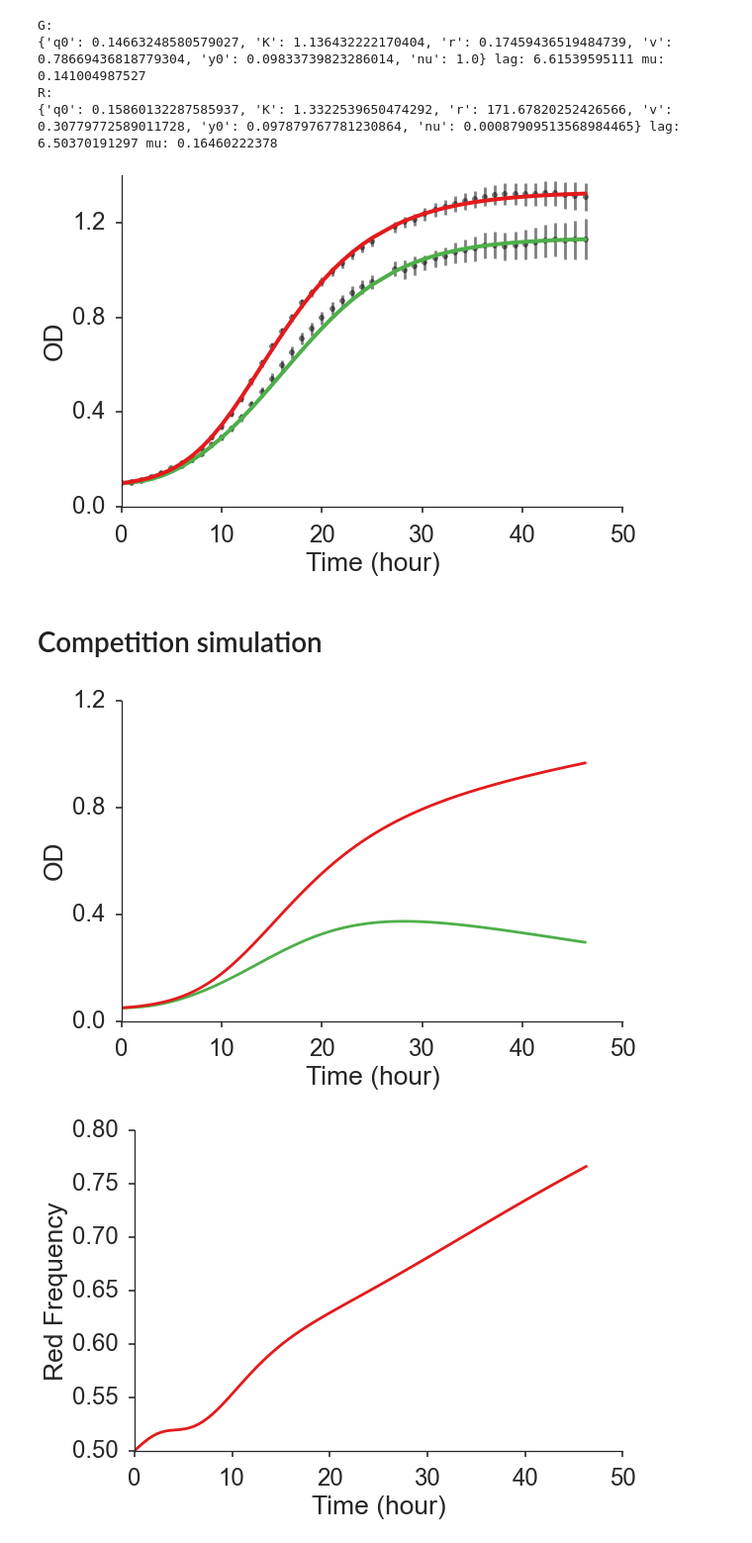
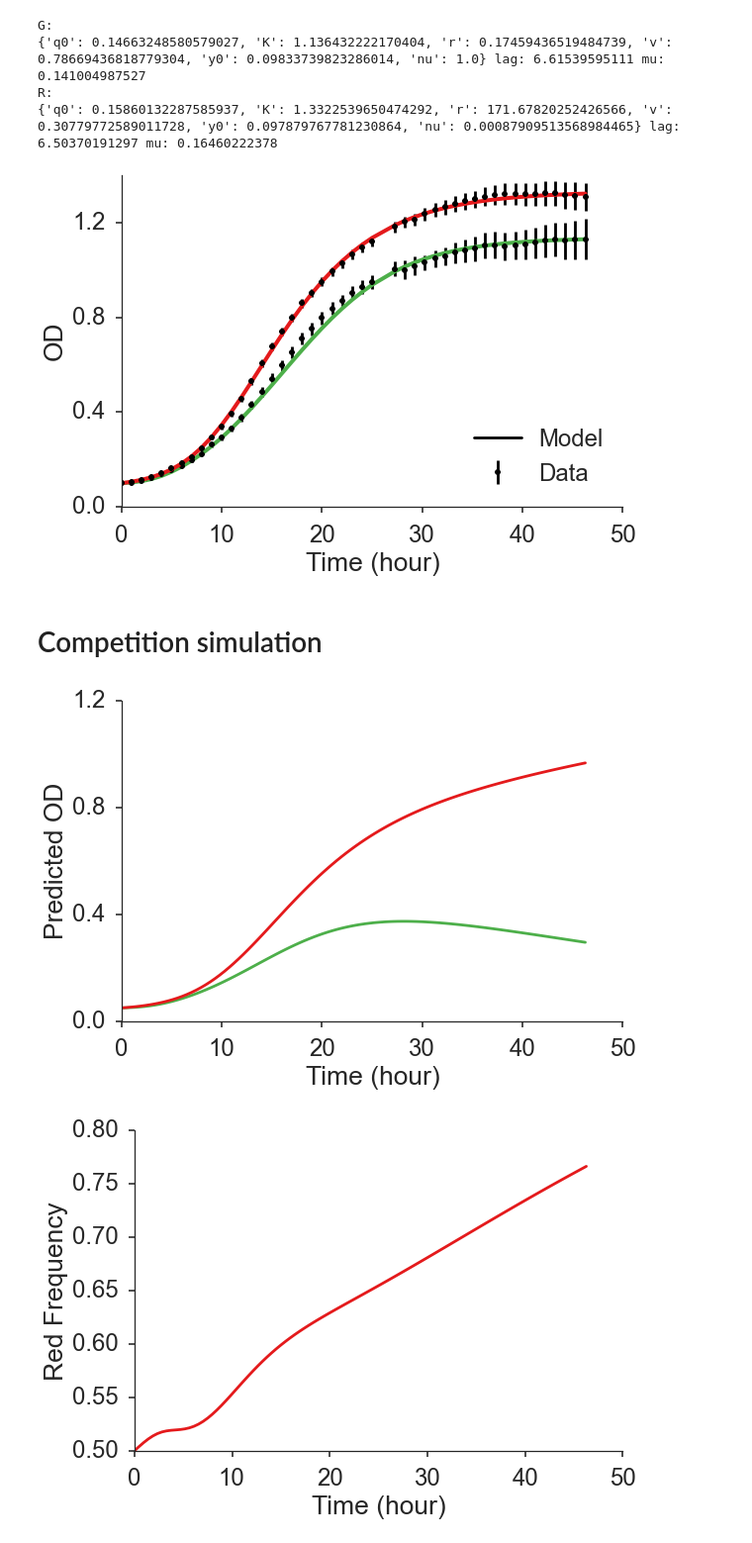
Before and after one commit to yoavram/GRC2015, a Jupyter notebook: analysis.ipynb, the cells around one changed output. Shown at 99% size. Saved outputs shown, nothing was run; the diff lists cells and outputs as text; code cells hidden in the pictures.

```diff
--- a/analysis.ipynb
+++ b/analysis.ipynb
@@ -101,10 +101,12 @@ g.savefig('plot_strains.png', bbox_inches='tight')
 # %% [markdown]
 # Model fitting
 # %%
-G_models,fig,ax = curveball.models.fit_model(df[df.Strain=='G'])
+G_models,fig,ax = curveball.models.fit_model(df[df.Strain=='G'], use_weights=True)
 plt.setp(ax, title='')
 plt.setp(ax, xticks=[0,20,40])
 plt.setp(ax, yticks=[0.2,0.6,1.0])
+plt.setp(ax, xlabel='')
+fig.text(0.4, -0.1, 'Time (hour)', fontsize=26)
 fig.tight_layout()
 fig.set_figwidth(8.6)
 fig.set_figheight(5.9*2/3.)
@@ -187,23 +194,24 @@ R_color = plate.Color[plate.Strain=='R'].unique()[0]
 # %%
-gm = G_models[0]
-rm = R_models[0]
 fig,ax = plt.subplots(1, 1)
 
-ax.errorbar(df.Time.unique(), gm.data, 1./gm.weights, color='k', ls='', marker='.', alpha=0.5)
-ax.errorbar(df.Time.unique(), rm.data, 1./rm.weights, color='k', ls='', marker='.', alpha=0.5)
-ax.plot(df.Time.unique(), gm.best_fit, color=G_color, lw=4, label='G')
-ax.plot(df.Time.unique(), rm.best_fit, color=R_color, lw=4, label='R')
+ax.plot([-1],[0], color='k', label='Model')
+ax.plot(df.Time.unique(), gm.best_fit, color=G_color, lw=4)#, label='G')
+ax.errorbar(df.Time.unique(), gm.data, 1./gm.weights, color='k', ls='', marker='.', label='Data')
+ax.plot(df.Time.unique(), rm.best_fit, color=R_color, lw=4)#, label='R')
+ax.errorbar(df.Time.unique(), rm.data, 1./rm.weights, color='k', ls='', marker='.')
 
-ax.legend().set_visible(False)
+ax.set_xlim(0,50)
+ax.legend(loc='lower right')
+#ax.legend().set_visible(False)
 ax.set_ylabel('OD')
 ax.set_xlabel('Time (hour)')
 ax.set_title('')
 ax.set_yticks([0,0.4,0.8,1.2])
 sns.despine()
 fig.tight_layout()
 fig.savefig('model_fits.png', bbox_inches='tight')
 # %% [output]
-[figure, old version]
+[figure, new version]
 # %% [markdown]
 # Competition simulation
 # %%
@@ -211,12 +219,13 @@ t,y,fig,ax = curveball.competitions.compete(G_models[0], R_models[0], hours=df.T
 ax.lines[0].set_color(G_color)
 ax.lines[1].set_color(R_color)
 ax.set_yticks([0,0.4,0.8,1.2])
+ax.set_ylabel('Predicted OD')
 #ax.legend(["G","R"], loc='lower right')
 #ax.set_title("G vs R")
 fig.tight_layout()
 fig.savefig("competition.png", bbox_inches='tight')
 # %% [output]
-[figure, old version]
+[figure, new version]
 # %%
 p = y[:,1] / y.sum(axis=1)
 plt.plot(t, p, color=R_color)
```
Also changed, not shown: parts of 3 cells of this notebook, 2 other files.
